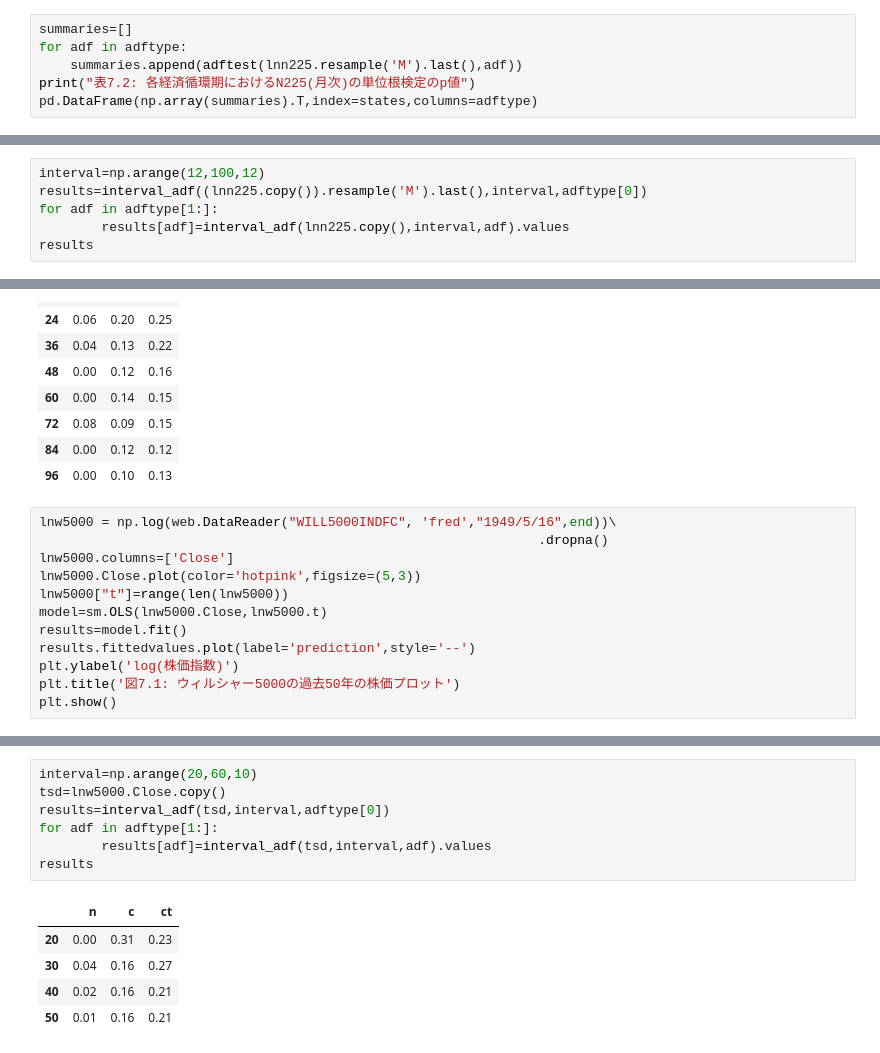
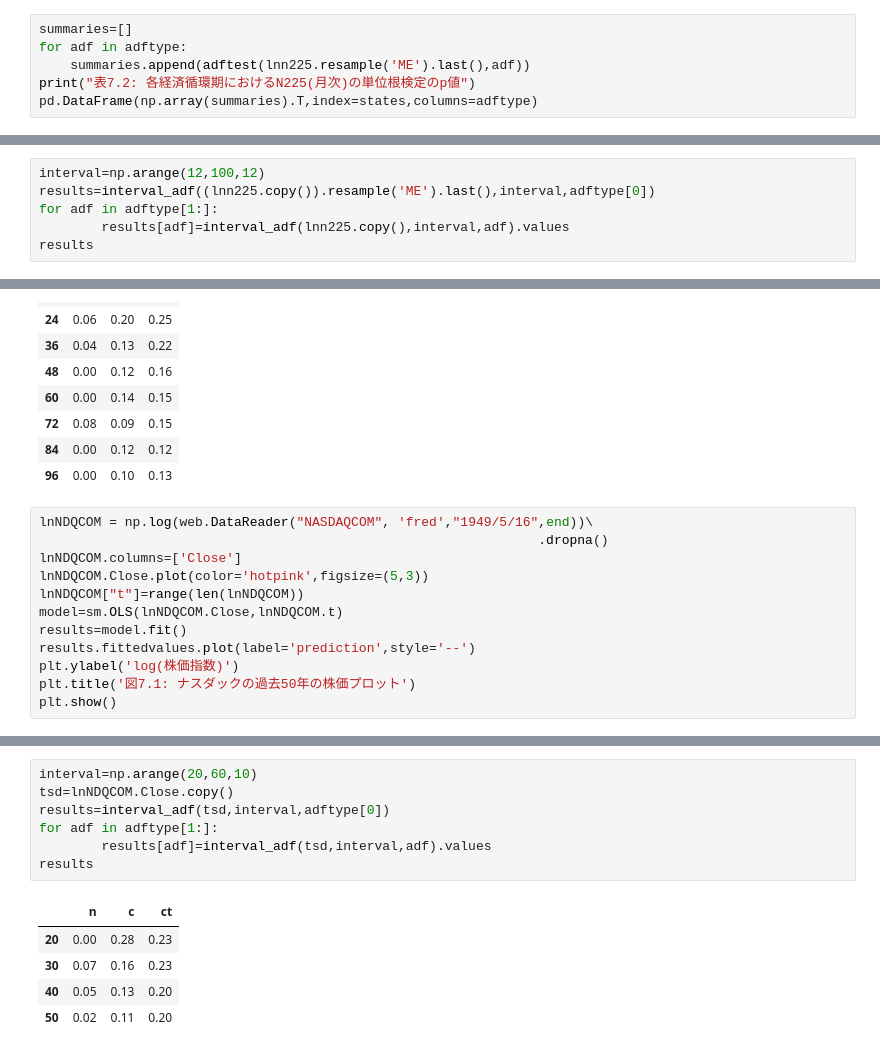
Before and after one commit to innovation1005/python3-for-system-trade2, a Jupyter notebook: pan7.ipynb, the cells around one changed output, grey strips where cells are left out. Saved outputs shown, nothing was run; the diff lists cells and outputs as text.

```diff
--- a/pan7.ipynb
+++ b/pan7.ipynb
@@ -66,7 +66,7 @@ pd.DataFrame(np.array(summaries).T,index=states,columns=adftype)
 # %%
 summaries=[]
 for adf in adftype:
-    summaries.append(adftest(lnn225.resample('M').last(),adf))
+    summaries.append(adftest(lnn225.resample('ME').last(),adf))
 print("表7.2: 各経済循環期におけるN225(月次)の単位根検定のp値")
 pd.DataFrame(np.array(summaries).T,index=states,columns=adftype)
 # %% [output]
@@ -111,7 +111,7 @@ results
 | 50 | 0.04 | 0.12 | 0.18 |
 # %%
 interval=np.arange(12,100,12)
-results=interval_adf((lnn225.copy()).resample('M').last(),interval,adftype[0])
+results=interval_adf((lnn225.copy()).resample('ME').last(),interval,adftype[0])
 for adf in adftype[1:]:
         results[adf]=interval_adf(lnn225.copy(),interval,adf).values
 results
@@ -126,15 +126,15 @@ results
 | 84 | 0.00 | 0.12 | 0.12 |
 | 96 | 0.00 | 0.10 | 0.13 |
 # %%
-lnw5000 = np.log(web.DataReader("WILL5000INDFC", 'fred',"1949/5/16",end))\
+lnNDQCOM = np.log(web.DataReader("NASDAQCOM", 'fred',"1949/5/16",end))\
                                                                 .dropna()
-lnw5000.columns=['Close']
-lnw5000.Close.plot(color='hotpink',figsize=(5,3))
-lnw5000["t"]=range(len(lnw5000))
-model=sm.OLS(lnw5000.Close,lnw5000.t)
+lnNDQCOM.columns=['Close']
+lnNDQCOM.Close.plot(color='hotpink',figsize=(5,3))
+lnNDQCOM["t"]=range(len(lnNDQCOM))
+model=sm.OLS(lnNDQCOM.Close,lnNDQCOM.t)
 results=model.fit()
 results.fittedvalues.plot(label='prediction',style='--')
 plt.ylabel('log(株価指数)')
-plt.title('図7.1: ウィルシャー5000の過去50年の株価プロット')
+plt.title('図7.1: ナスダックの過去50年の株価プロット')
 plt.show()
 # %% [output]
@@ -152,15 +152,15 @@ plt.show()
 # %%
 interval=np.arange(20,60,10)
-tsd=lnw5000.Close.copy()
+tsd=lnNDQCOM.Close.copy()
 results=interval_adf(tsd,interval,adftype[0])
 for adf in adftype[1:]:
         results[adf]=interval_adf(tsd,interval,adf).values
 results
 # %% [output]
 |  | n | c | ct |
-| 20 | 0.00 | 0.31 | 0.23 |
-| 30 | 0.04 | 0.16 | 0.27 |
-| 40 | 0.02 | 0.16 | 0.21 |
-| 50 | 0.01 | 0.16 | 0.21 |
+| 20 | 0.00 | 0.28 | 0.23 |
+| 30 | 0.07 | 0.16 | 0.23 |
+| 40 | 0.05 | 0.13 | 0.20 |
+| 50 | 0.02 | 0.11 | 0.20 |
 # %%
 interval=np.arange(12,100,24)
```
Also changed, not shown: parts of 3 cells of this notebook.
